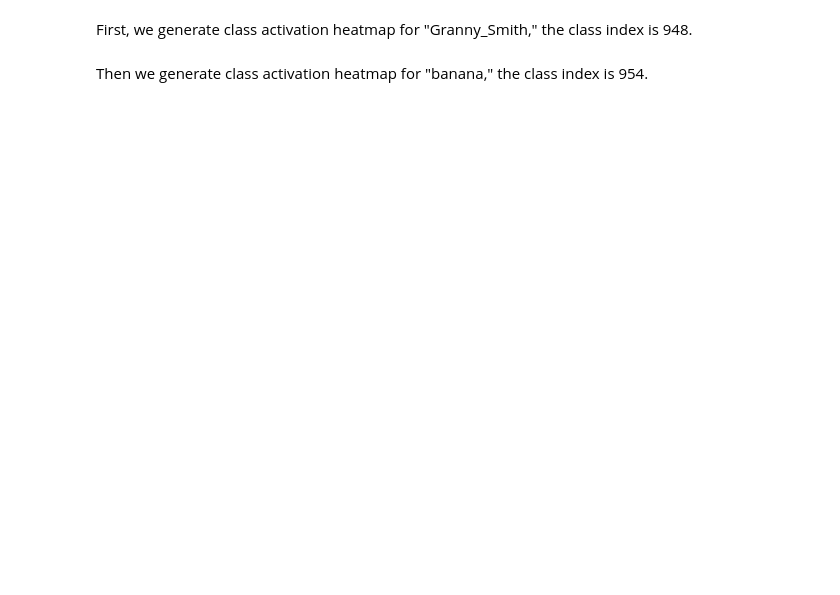
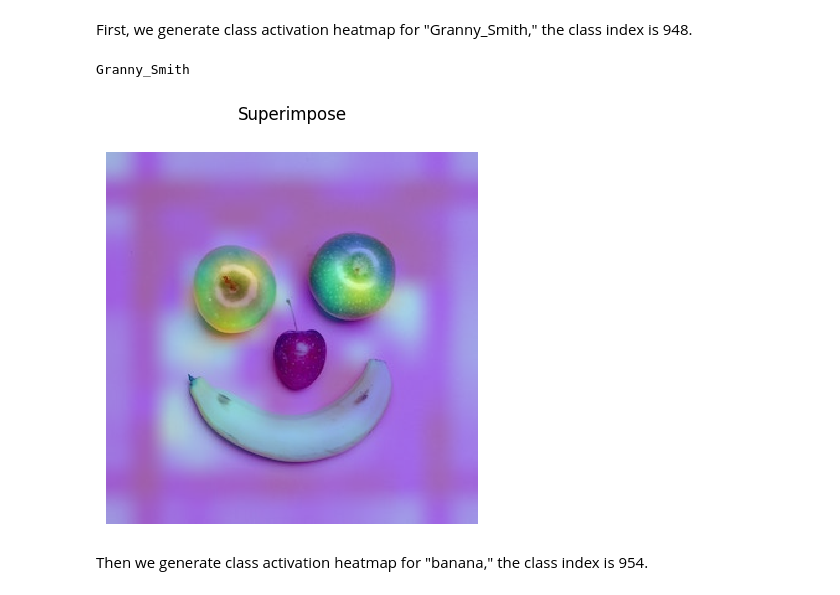
Before and after one commit to 1uoyuuu/COMP90086-CV, a Jupyter notebook: tutorial/week6/worksheet06.ipynb, the cells around one changed output. Saved outputs shown, nothing was run; the diff lists cells and outputs as text; code cells hidden in the pictures; blank space fills up the shorter version.

```diff
--- a/tutorial/week6/worksheet06.ipynb
+++ b/tutorial/week6/worksheet06.ipynb
@@ -579,7 +592,13 @@ Class ID: [948 954]
 # %% [markdown]
 First, we generate class activation heatmap for "Granny_Smith," the class index is 948.
 # %%
-## You code
+
+heatmap = make_gradcam_heatmap(img_array, model, last_conv_layer_name, pred_index=948)
+print("Granny_Smith")
+display_gradcam(img_name, heatmap, alpha=0.6)
+# %% [output]
+Granny_Smith
+[figure, added]
 # %% [markdown]
 Then we generate class activation heatmap for "banana," the class index is 954.
 # %%
```
Also changed, not shown: parts of 14 cells of this notebook, 4 other files.
